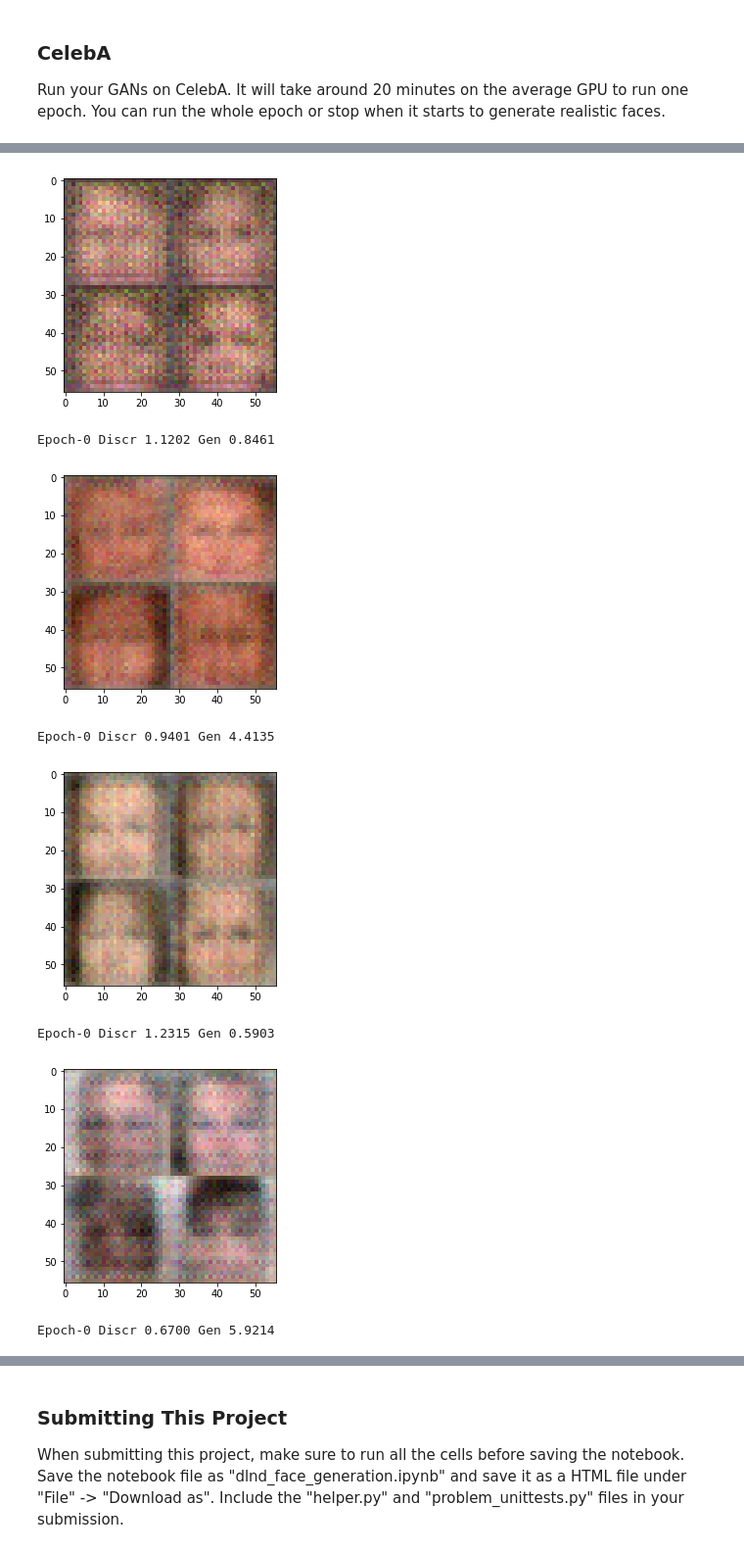
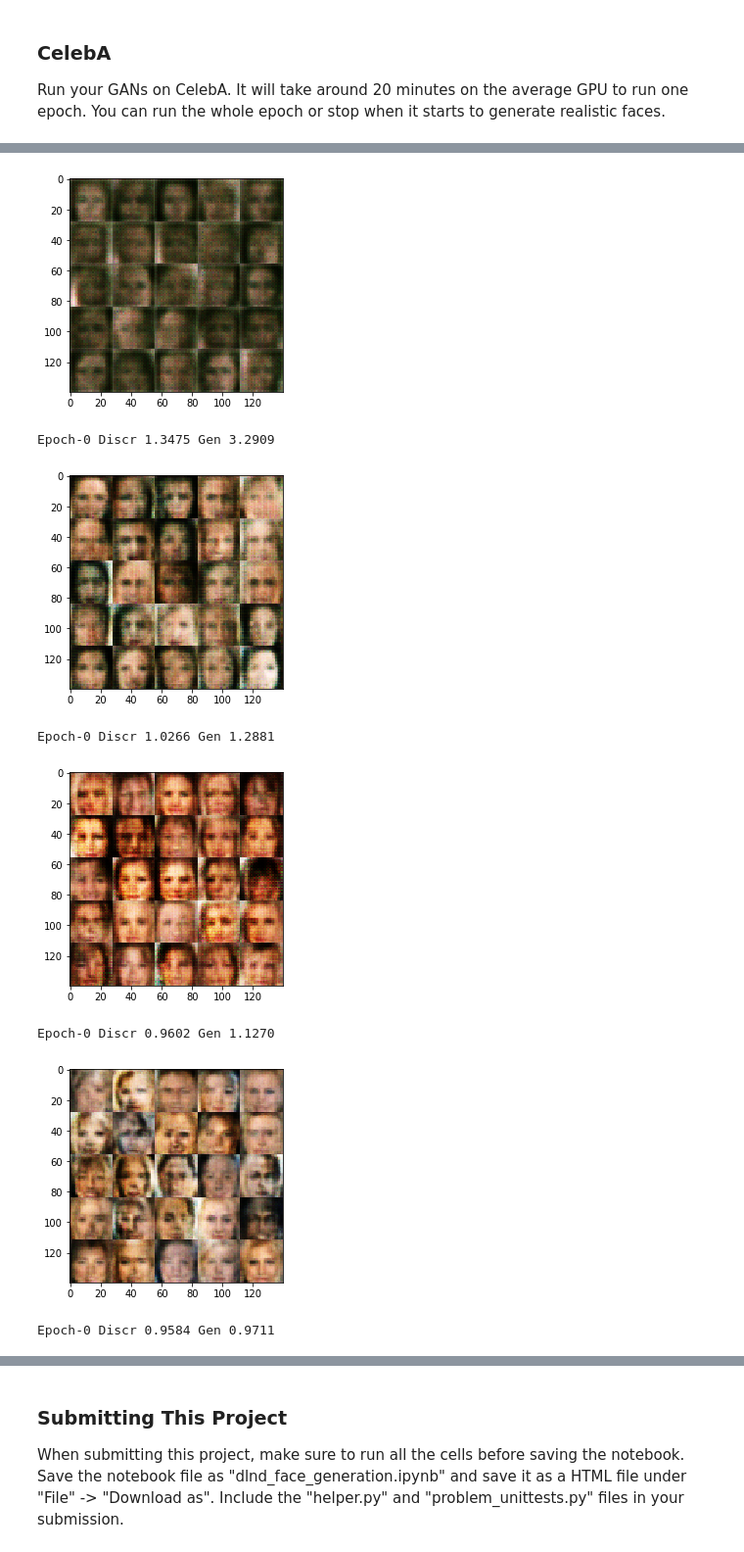
Before and after one commit to fertft1/Deep-Learning, a Jupyter notebook: Projeto_5/dlnd_face_generation.ipynb, the cells around one changed output, grey strips where cells are left out. Shown at 98% size. Drawn from its saved outputs; the diff is of its cells as text; code cells hidden in the pictures.

Commit message:
Changes in batch normalization, hyperparameters and shape data

```diff
--- a/Projeto_5/dlnd_face_generation.ipynb
+++ b/Projeto_5/dlnd_face_generation.ipynb
@@ -188,22 +193,24 @@ def generator(z, out_channel_dim, is_train=True):
     :return: The tensor output of the generator
     """
     with tf.variable_scope('generator', reuse= True if is_train ==  False else False):
+        fc = tf.layers.dense(z, 7*7*256, kernel_initializer= tf.random_normal_initializer(mean= 0, stddev= 0.02))
 
-        fc = tf.layers.dense(z, 7*7*1024, kernel_initializer= tf.random_normal_initializer(mean= 0, stddev= 0.02))
-        tconv_1 = tf.reshape(fc, (-1, 7, 7, 1024))
+        tconv_1 = tf.reshape(fc, (-1, 7, 7, 256))
 
+        #here 7x7x512
         tconv_1 = tf.layers.batch_normalization(tconv_1, training= is_train)
-        tconv_1 = tf.nn.relu(tconv_1)
+        tconv_1 = tf.maximum(0.2 * tconv_1, tconv_1)
 
-        tconv_2 = tf.layers.conv2d_transpose(tconv_1, 512, kernel_size= 4, strides= 2, padding= 'same', activation= None,
+        tconv_2 = tf.layers.conv2d_transpose(tconv_1, 128, kernel_size= 5, strides= 2, padding= 'same', activation= None,
                                             kernel_initializer= tf.random_normal_initializer(mean= 0, stddev= 0.02))
+
         tconv_2 = tf.layers.batch_normalization(tconv_2, training= is_train)
-        tconv_2 = tf.nn.relu(tconv_2)
+        tconv_2 = tf.maximum(0.2 * tconv_2, tconv_2)
 
-        #14x14x512
-        logits = tf.layers.conv2d_transpose(tconv_2, out_channel_dim, kernel_size= 4, strides= 2, padding= 'same',
+        #here 14x14x256
+        logits = tf.layers.conv2d_transpose(tconv_2, out_channel_dim, kernel_size= 5, strides= 2, padding= 'same',
                                             activation= None,
-                                            kernel_initializer= tf.random_normal_initializer(mean= 0, stddev= 0.02))
+                                           kernel_initializer= tf.random_normal_initializer(mean= 0, stddev= 0.02))
 
         #28x28xout_channel_dim
         output = tf.tanh(logits)
@@ -280,9 +287,9 @@ def model_opt(d_loss, g_loss, learning_rate, beta1):
     g_vars = [ii for ii in trainable if ii.name.startswith('generator')]
     d_vars = [ii for ii in trainable if ii.name.startswith('discriminator')]
 
-    #Optimize
-    d_train = tf.train.AdamOptimizer(learning_rate, beta1= beta1).minimize(d_loss, var_list = d_vars)
-    g_train = tf.train.AdamOptimizer(learning_rate, beta1= beta1).minimize(g_loss, var_list = g_vars)
+    with tf.control_dependencies(tf.get_collection(tf.GraphKeys.UPDATE_OPS)):
+        g_train = tf.train.AdamOptimizer(learning_rate, beta1= beta1).minimize(g_loss, var_list = g_vars)
+        d_train = tf.train.AdamOptimizer(learning_rate, beta1= beta1).minimize(d_loss, var_list = d_vars)
 
     return d_train, g_train
 
@@ -344,13 +351,9 @@ def train(epoch_count, batch_size, z_dim, learning_rate, beta1, get_batches, dat
     :param data_shape: Shape of the data
     :param data_image_mode: The image mode to use for images ("RGB" or "L")
     """
-    tf.reset_default_graph()
-
     input_real, input_z, lr = model_inputs(data_shape[1], data_shape[2], data_shape[3], z_dim)
 
-    extra_update_ops = tf.get_collection(tf.GraphKeys.UPDATE_OPS)
-
-    d_loss, g_loss = model_loss(input_real, input_z, data_shape[-1])
+    d_loss, g_loss = model_loss(input_real, input_z, data_shape[3])
     d_opt, g_opt = model_opt(d_loss, g_loss, learning_rate, beta1)
 
     step = 0
@@ -359,7 +362,7 @@ def train(epoch_count, batch_size, z_dim, learning_rate, beta1, get_batches, dat
         for epoch_i in range(epoch_count):
             for batch_images in get_batches(batch_size):
 
-                #rescale to [-1, 1]
+                #rescale
                 batch_images = batch_images*2
 
                 step += 1
@@ -367,19 +370,18 @@ def train(epoch_count, batch_size, z_dim, learning_rate, beta1, get_batches, dat
                 #Noise [-1,1]
                 z_noise = np.random.uniform(-1, 1, size = ( batch_size, z_dim ))
 
-                _ = sess.run([d_opt, extra_update_ops],
-                            feed_dict = {input_real: batch_images , input_z: z_noise, lr: learning_rate})
-                _ = sess.run([g_opt, extra_update_ops], feed_dict = {input_z: z_noise})
+                _ = sess.run(d_opt, feed_dict = {input_real: batch_images , input_z: z_noise, lr: learning_rate})
+                _ = sess.run(g_opt, feed_dict = {input_real: batch_images , input_z: z_noise, lr: learning_rate})
 
                 #Check results
                 if step % 100 == 0:
 
                     loss_d = sess.run(d_loss,feed_dict = {input_real: batch_images , input_z: z_noise, lr: learning_rate})
-                    loss_g = sess.run(g_loss, feed_dict = {input_z: z_noise})
+                    loss_g = sess.run(g_loss, feed_dict = {input_real: batch_images , input_z: z_noise, lr: learning_rate})
 
                     print('Epoch-{} Discr {:.4f} Gen {:.4f}'.format(epoch_i, loss_d, loss_g))
 
-                    show_generator_output(sess, 4, input_z,  data_shape[-1], data_image_mode)
+                    show_generator_output(sess, 25, input_z,  data_shape[3], data_image_mode)
 # %% [markdown]
 ### MNIST
 Test your GANs architecture on MNIST.  After 2 epochs, the GANs should be able to generate images that look like handwritten digits.  Make sure the loss of the generator is lower than the loss of the discriminator or close to 0.
@@ -419,7 +421,7 @@ Run your GANs on CelebA.  It will take around 20 minutes on the average GPU to r
 # %%
 batch_size = 64
 z_dim = 100
-learning_rate = 0.0002
+learning_rate = 0.0004
 beta1 = 0.5
 
 
@@ -437,8 +439,8 @@ Epoch-0 Discr 1.8238 Gen 0.3230
-[figure, old version]
+[figure, new version]
-Epoch-0 Discr 1.1202 Gen 0.8461
+Epoch-0 Discr 1.3475 Gen 3.2909
-[figure, old version]
+[figure, new version]
-Epoch-0 Discr 0.9401 Gen 4.4135
+Epoch-0 Discr 1.0266 Gen 1.2881
-[figure, old version]
+[figure, new version]
-Epoch-0 Discr 1.2315 Gen 0.5903
+Epoch-0 Discr 0.9602 Gen 1.1270
-[figure, old version]
+[figure, new version]
-Epoch-0 Discr 0.6700 Gen 5.9214
+Epoch-0 Discr 0.9584 Gen 0.9711
```
Also changed, not shown: parts of 7 cells of this notebook, 1 other file.
